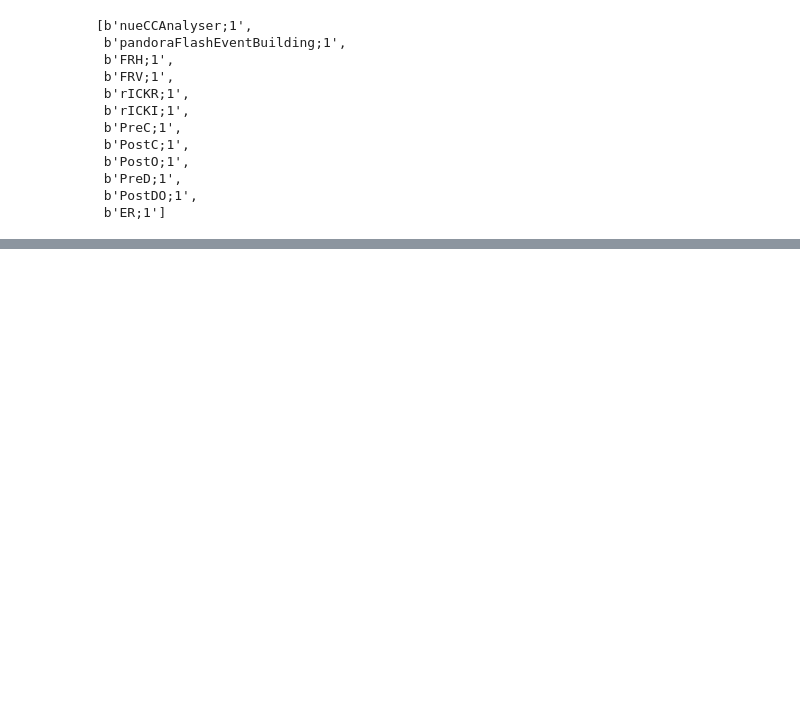
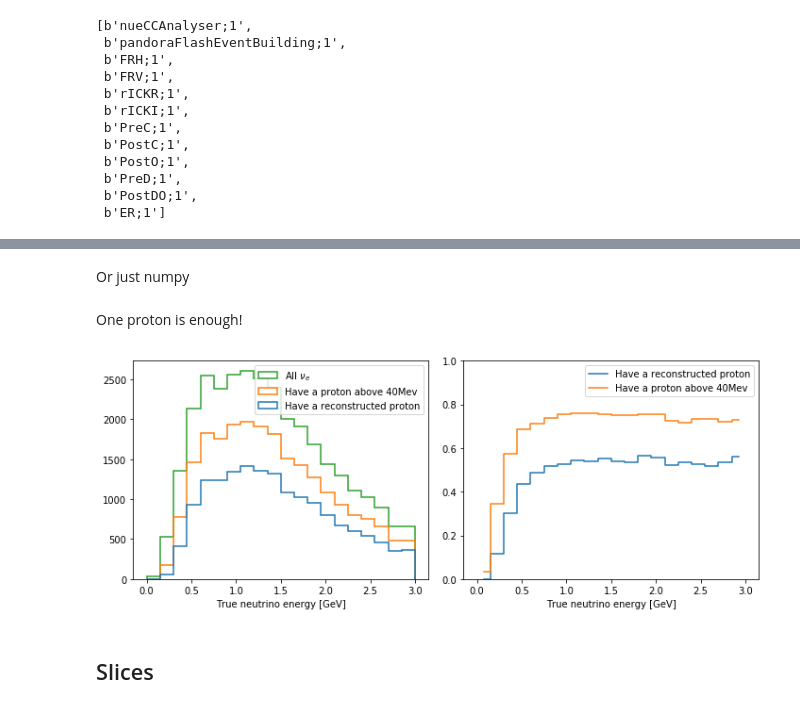
Before and after one commit to Wouter-VDP/ROOTinPython, a Jupyter notebook: ROOTinPython.ipynb, the cells around one changed output, grey strips where cells are left out. Drawn from its saved outputs; the diff is of its cells as text; code cells hidden in the pictures; blank space fills up the shorter version.

```diff
--- a/ROOTinPython.ipynb
+++ b/ROOTinPython.ipynb
@@ -63,0 +209,34 @@ file.keys()
+# %% [markdown]
+Or just numpy
+# %%
+proton_mask = (passed_events_tree.array('mc_nu_daughter_pdg')==2212) & (passed_events_tree.array('mc_nu_daughter_energy')> (938+40)/1000)
+reconstructed_mask = passed_events_tree.array('mc_nu_daughter_matched')
+has_reconstructed_proton = (proton_mask & reconstructed_mask)
+# %% [markdown]
+One proton is enough!
+# %%
+reco_proton_mask = has_reconstructed_proton.any()
+true_proton_mask = proton_mask.any()
+# %%
+fig,ax= plt.subplots(1,2, figsize=(10,4), sharex=True)
+
+mc_energy = passed_events_tree.array("mc_nu_energy")
+data = [mc_energy[reco_proton_mask], mc_energy[true_proton_mask], mc_energy]
+labs= [r'Have a reconstructed proton', r'Have a proton above 40Mev', r'All $\nu_e$']
+bins, edges, _ = ax[0].hist(data, bins=20, range=(0,3), label=labs, histtype='step', lw=1.5)
+ax[0].set_xlabel("True neutrino energy [GeV]")
+ax[0].legend()
+
+ratios = bins[:-1]/bins[-1]
+centers = (edges[:-1]+edges[1:])/2
+ax[1].step(centers, ratios[0], where='mid',label=labs[0])
+ax[1].step(centers, ratios[1], where='mid',label=labs[1])
+ax[1].set_xlabel("True neutrino energy [GeV]")
+ax[1].set_ylim(0,1)
+ax[1].legend()
+
+fig.tight_layout()
+# %% [output]
+[figure, added]
+# %% [markdown]
+## Slices
```
Also changed, not shown: parts of 23 cells of this notebook.
